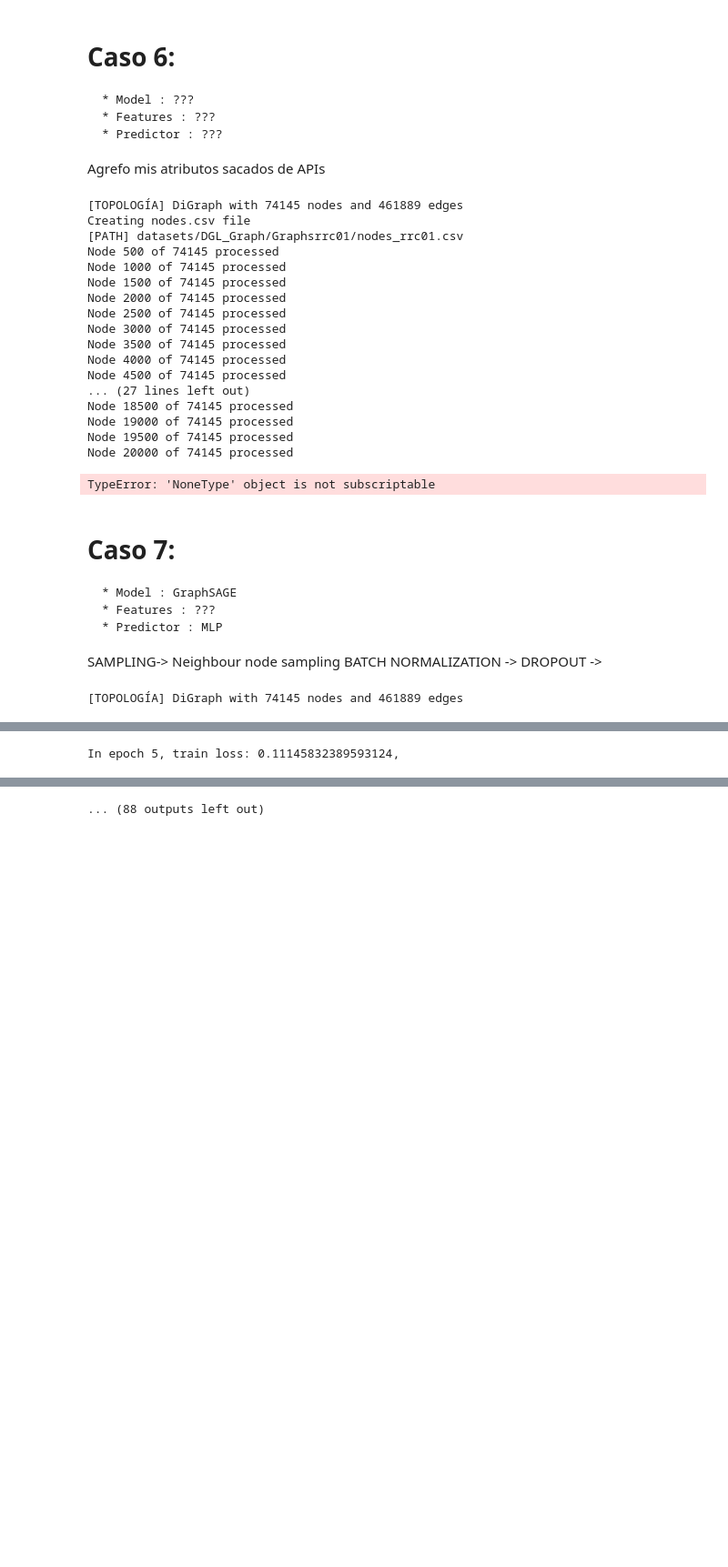
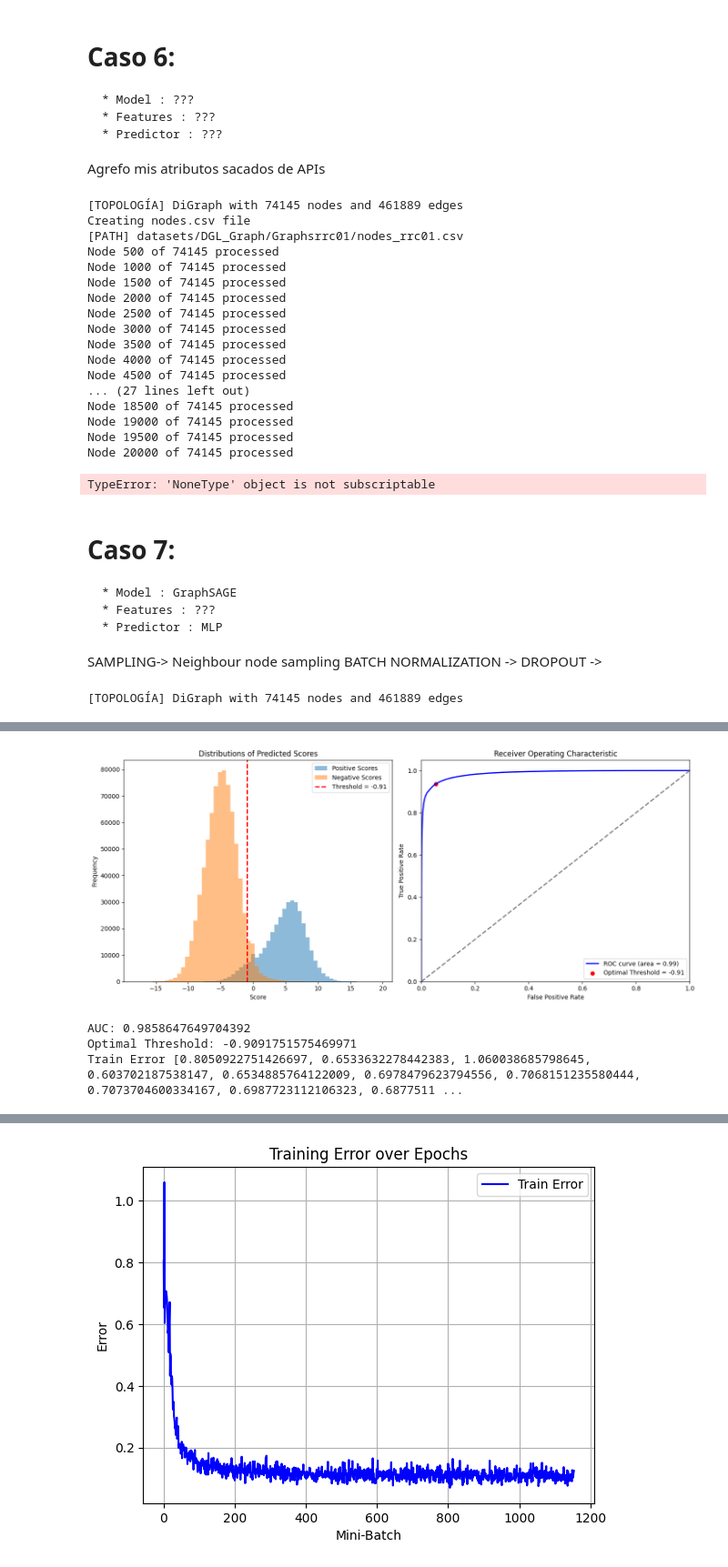
Before and after one commit to valesteban/TESIS, a Jupyter notebook: trainingBinaryClass.ipynb, the cells around one changed output, grey strips where cells are left out. Shown at 91% size. Saved outputs shown, nothing was run; the diff lists cells and outputs as text; code cells hidden in the pictures; blank space fills up the shorter version.

```diff
--- a/trainingBinaryClass.ipynb
+++ b/trainingBinaryClass.ipynb
@@ -1019,6 +1019,6 @@ TEST NIDS: tensor([     0,      2,      5,  ..., 461877, 461879, 461881])
 # %%
 # Definir Dataloader y Sampler Training
-sampler_train = dgl.dataloading.NeighborSampler([1, 1])
+sampler_train = dgl.dataloading.NeighborSampler([2, 2])
 
 
 # Transformar el sampler para predicción de aristas
@@ -1044,7 +1044,7 @@ train_dataloader = dgl.dataloading.DataLoader(
 
 
 # Definir Dataloader y Sampler Evaluación ------------------------------------------------------------------
-sampler_test = dgl.dataloading.NeighborSampler([4,4])
+sampler_test = dgl.dataloading.NeighborSampler([2,2])
 
 
 # Transformar el sampler para predicción de aristas
@@ -1082,22 +1082,24 @@ pred = MLPPredictor(8,1)
 optimizer = torch.optim.Adam(itertools.chain(model.parameters(), pred.parameters()), lr=0.05)
 
 # ----------- 4. training -------------------------------- #
-model_complexity = []
-
 acc_val = []
 acc_train = []
 
 train_error = []
 train_error_per_epoch = []
-val_error = []
+val_error_per_epoch = []
 train_edges_id = []
 
-# Inicializar listas para guardar logits y labels
-all_logits = []
-all_labels = []
+# Inicializar listas para guardar logits y labels del entrenamiento
+all_logits_train = []
+all_labels_train = []
+
+# Inicializar listas para guardar logits y labels de la validacion
+all_logits_val = []
+all_labels_val = []
 # Almacenar la importancia de características por epoch
 feature_importances = []
-for epoch in range(100):
+for epoch in range(5):
     model.train()
     val_loss_epoch=0
     num_batches = 0
@@ -1120,8 +1122,8 @@ for epoch in range(100):
             # Usar los IDs de los bordes para obtener las etiquetas reales
             labels_batch_output = gnn.dgl_graph.edata['Relationship'][edge_ids].float()
 
-            all_logits.append(logits.detach().cpu().numpy())
-            all_labels.append(labels_batch_output.cpu().numpy())
+            all_logits_train.append(logits.detach().cpu().numpy())
+            all_labels_train.append(labels_batch_output.cpu().numpy())
             # print("LOGITS",logits,logits.shape)
             # print("LABEL",mfgs[-1].edata['Relationship'].shape )
 
@@ -1143,6 +1145,7 @@ for epoch in range(100):
             feature_importance_batch = grad.abs().mean(dim=0).cpu().numpy()  # Promediar sobre los nodos y las dimensiones de características
             feature_importances.append(feature_importance_batch)
             optimizer.step()
+
     train_error_per_epoch.append(val_loss_epoch / num_batches)
 
     # Validación
@@ -1160,34 +1163,33 @@ for epoch in range(100):
                 # Forward para validación
                 h_val = model(mfgs, inputs)
                 logits_val = pred(output_graph, h_val)
-                # Obtener las etiquetas reales
+
+                # Guardar logits de validacion
+                all_logits_val.append(logits_val.detach().cpu().numpy())
+
+                # Obtener las etiuetas reales
                 labels_batch_output_val = gnn.dgl_graph.edata['Relationship'][edge_ids].float()
+                all_labels_val.append(labels_batch_output_val.cpu().numpy())
+
                 # Calcular pérdida de validación
                 val_loss_batch = F.binary_cross_entropy_with_logits(logits_val, labels_batch_output_val)
                 val_loss_epoch += val_loss_batch.item()
                 num_batches += 1
 
     # Almacenar el promedio de la pérdida de validación por epoch
-    val_error.append(val_loss_epoch / num_batches)
-
-
+    val_error_per_epoch.append(val_loss_epoch / num_batches)
 
 
     if epoch % 1 == 0:
         print('In epoch {}, train loss: {},'.format( epoch,train_loss))
 
-# Convertir la lista de importancias en un array para análisis
-feature_importances = np.array(feature_importances)
-
-# Calcular la importancia promedio a lo largo de todos los batches y epochs
-avg_feature_importance = feature_importances.mean(axis=0)
 
 
 # ----------- 5. Definir threashold --------------
 # Concatenar todos los logits y etiquetas al final del entrenamiento
-all_logits = np.concatenate(all_logits, axis=0)
-all_labels = np.concatenate(all_labels, axis=0)
-optimal_threshold = plot_roc_curve(all_labels, all_logits)
+all_logits_train = np.concatenate(all_logits_train, axis=0)
+all_labels_train = np.concatenate(all_labels_train, axis=0)
+optimal_threshold = plot_roc_curve(all_labels_train, all_logits_train)
 print(f"Optimal Threshold: {optimal_threshold}")
 
 
@@ -1202,7 +1204,7 @@ print("Train Error",train_error)
 
 # Crear gráfico del error de entrenamiento
 plt.figure()  # Crear una nueva figura
-plt.plot(train_error, label='Train Error', color='blue')  # Error de entrenamiento en azul
+plt.plot([i for i in range(len(train_error))],train_error, label='Train Error', color='blue')  # Error de entrenamiento en azul
 plt.xlabel('Mini-Batch')
 plt.ylabel('Error')
 plt.title('Training Error over Epochs')
@@ -1212,10 +1214,16 @@ plt.show()  # Mostrar el gráfico de error de entrenamiento
 
 
 # ----------- 6. Visualización de la Importancia de Características -------------- #
-plt.figure()
-plt.bar(range(len(avg_feature_importance)), avg_feature_importance)
-plt.xlabel('Feature Index')
-plt.ylabel('Average Importance')
-plt.title('Average Feature Importance over Training')
-plt.show()
+# Convertir la lista de importancias en un array para análisis
+# feature_importances = np.array(feature_importances)
+
+# Calcular la importancia promedio a lo largo de todos los batches y epochs
+# avg_feature_importance = feature_importances.mean(axis=0)
+
+# plt.figure()
+# plt.bar(range(len(avg_feature_importance)), avg_feature_importance)
+# plt.xlabel('Feature Index')
+# plt.ylabel('Average Importance')
+# plt.title('Average Feature Importance over Training')
+# plt.show()
 # %% [output]
@@ -1227 +1235,4 @@ In epoch 4, train loss: 0.13012312352657318,
+[figure, added]
-In epoch 5, train loss: 0.11145832389593124,
+AUC: 0.9858647649704392
+Optimal Threshold: -0.9091751575469971
+Train Error [0.8050922751426697, 0.6533632278442383, 1.060038685798645, 0.603702187538147, 0.6534885764122009, 0.6978479623794556, 0.7068151235580444, 0.7073704600334167, 0.6987723112106323, 0.6877511 ...
@@ -1234,4 +1239,4 @@ In epoch 11, train loss: 0.12931735813617706,
-... (88 outputs left out)
+[figure, added]
 # %%
 # Crear gráfico combinado de error de entrenamiento y validación
 plt.figure()  # Crear una nueva figura
```
Also changed, not shown: parts of 10 cells of this notebook, 1 other file.
